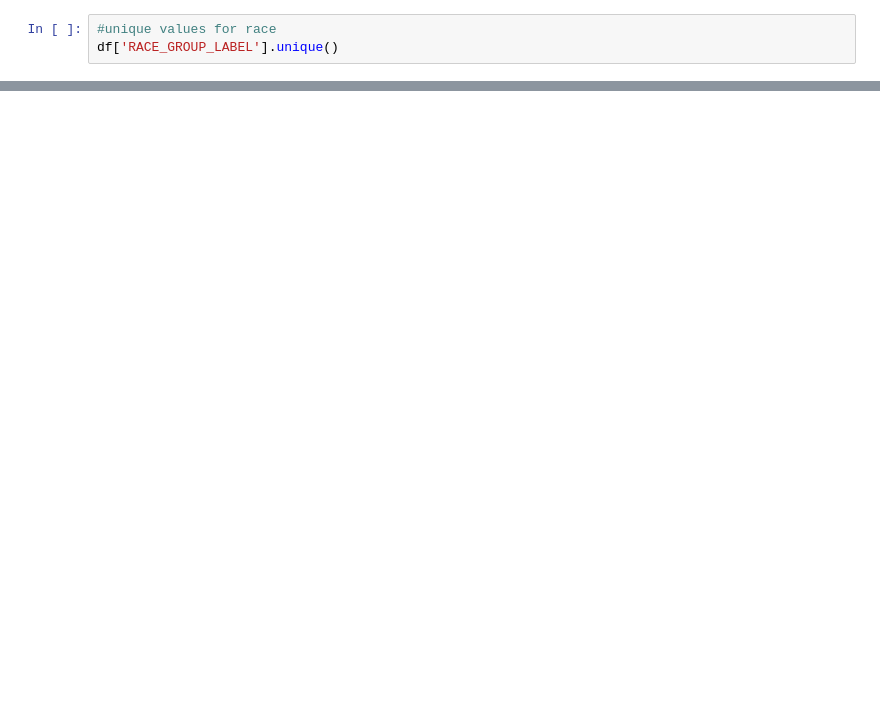
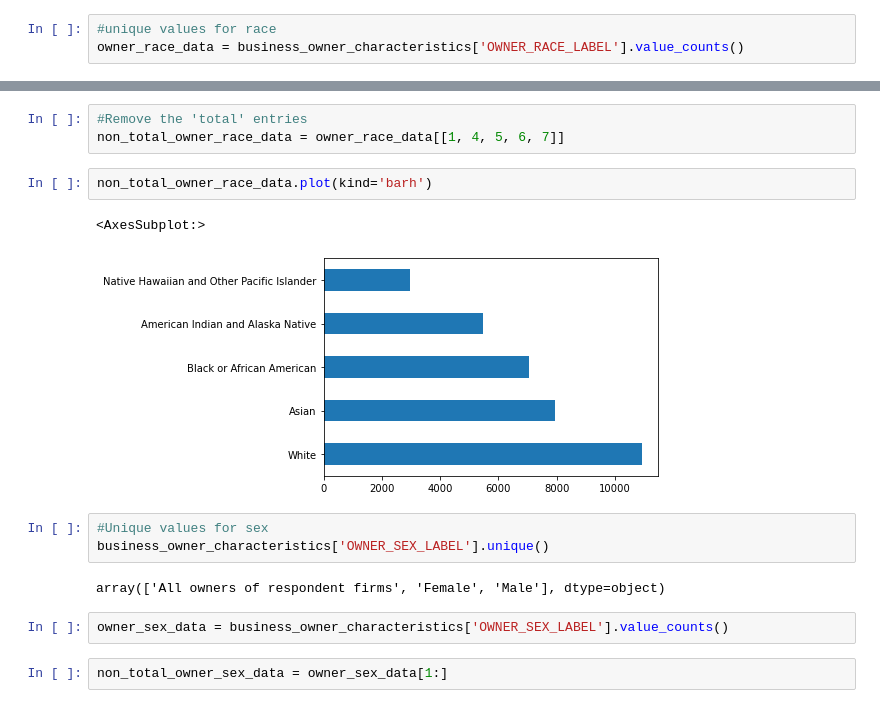
Before and after one commit to c-rod51/census-annual-business-survey, a Jupyter notebook: CensusAPI.ipynb, the cells around one changed output, grey strips where cells are left out. Saved outputs shown, nothing was run; the diff lists cells and outputs as text; blank space fills up the shorter version.

```diff
--- a/CensusAPI.ipynb
+++ b/CensusAPI.ipynb
@@ -64,3 +224,3 @@ array(['Total', 'Hispanic', 'Mexican, Mexican American, Chicano',
 # %%
 #unique values for race
-df['RACE_GROUP_LABEL'].unique()
+owner_race_data = business_owner_characteristics['OWNER_RACE_LABEL'].value_counts()
@@ -75,0 +239,17 @@ array(['Total', 'White', 'Black or African American',
+# %%
+#Remove the 'total' entries
+non_total_owner_race_data = owner_race_data[[1, 4, 5, 6, 7]]
+# %%
+non_total_owner_race_data.plot(kind='barh')
+# %% [output]
+<AxesSubplot:>
+[figure, added]
+# %%
+#Unique values for sex
+business_owner_characteristics['OWNER_SEX_LABEL'].unique()
+# %% [output]
+array(['All owners of respondent firms', 'Female', 'Male'], dtype=object)
+# %%
+owner_sex_data = business_owner_characteristics['OWNER_SEX_LABEL'].value_counts()
+# %%
+non_total_owner_sex_data = owner_sex_data[1:]
```
Also changed, not shown: parts of 42 cells of this notebook.
